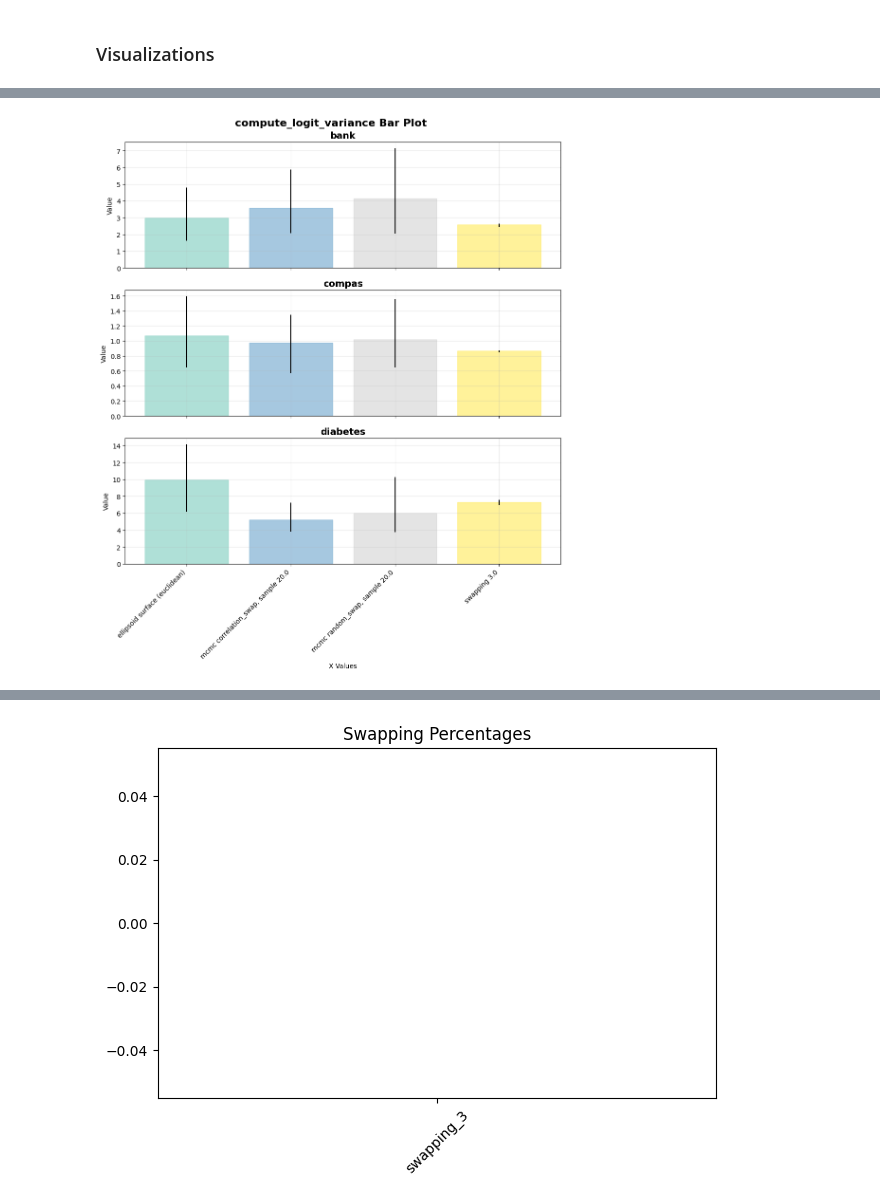
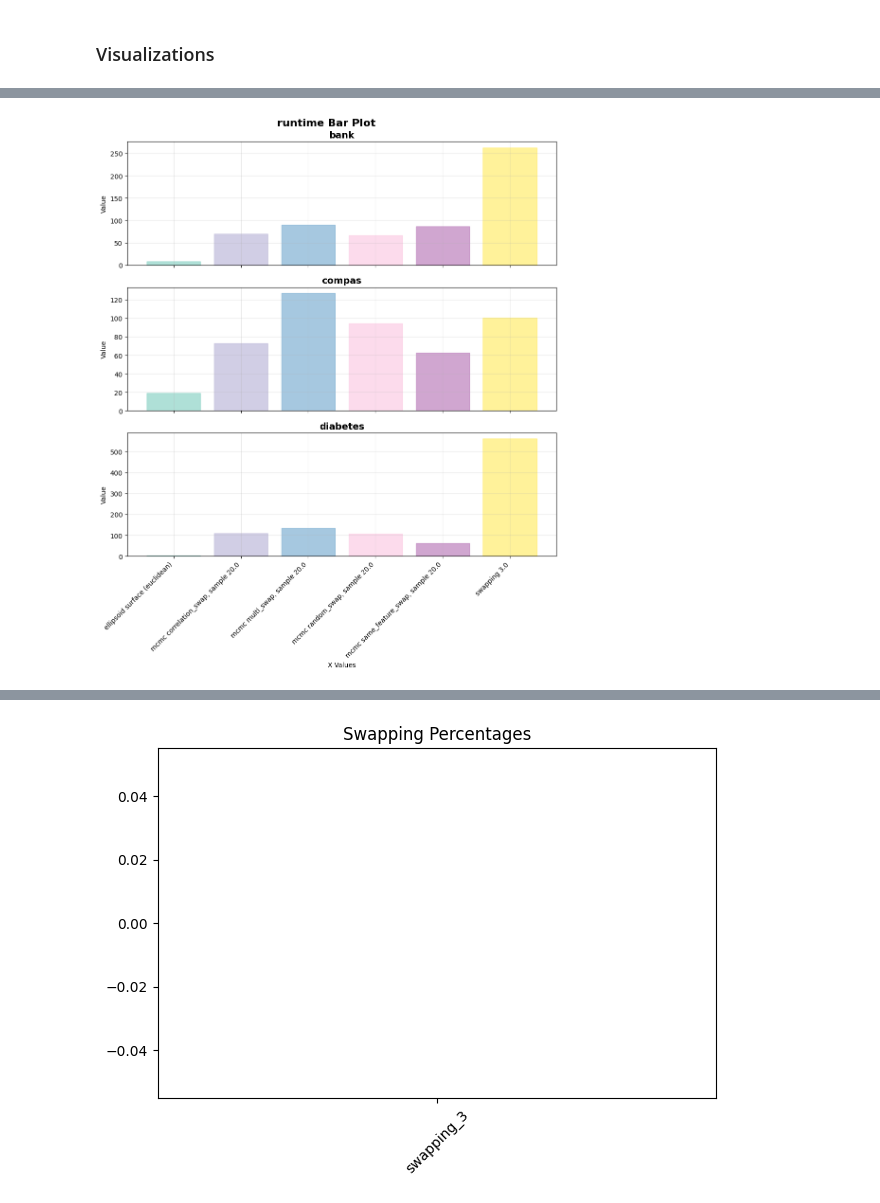
Before and after one commit to chrisli36/gam-rashoman-set, a Jupyter notebook: method_scripts/evaluation.ipynb, the cells around one changed output, grey strips where cells are left out. Cells and saved outputs as stored; diff of their text form; code cells hidden in the pictures.

Commit message:
moved collate and populate to a file run, extended evaluation to work on more metrics

```diff
--- a/method_scripts/evaluation.ipynb
+++ b/method_scripts/evaluation.ipynb
@@ -197,7 +125,7 @@ with open(f'all_datasets_results.pkl', 'wb') as f:
 # %% [markdown]
 ### Get Plotting Functions
 # %%
-with open(f'all_datasets_results.pkl', 'rb') as f:
+with open(f'../all_datasets_results.pkl', 'rb') as f:
     all_datasets_results = pickle.load(f)
 
 def get_label(row):
@@ -218,14 +146,18 @@ want_to_plot = [
     # 'mcmc random, sample 20.0',
     'mcmc correlation_swap, sample 20.0',
     'mcmc random_swap, sample 20.0',
+    'mcmc same_feature_swap, sample 20.0',
+    'mcmc multi_swap, sample 20.0',
     # 'mcmc random, sample 0.0',
     # 'mcmc correlation_swap, sample 0.0',
     # 'mcmc random_swap, sample 0.0',
+    # 'mcmc same_feature_swap, sample 0.0'
     'swapping 3.0',
 ]
 for dn, df in all_datasets_results.items():
     for i, row in df.iterrows():
         if want_to_plot and get_label(row) not in want_to_plot:
+            # print(f"dropping {get_label(row)}")
             df.drop(i, inplace=True)
 
 # sort rows by get_label(row)
@@ -241,6 +179,4 @@ diabetes
 # %%
-feature_to_shape_metrics = ['feature_to_shape_differences', 'feature_to_shape_diversities']
-
 def show_loss_distributions(all_datasets_results, dn, loss_type):
     df = all_datasets_results[dn]
     plotter = MultiPlotter(title=f"{dn} - {loss_type} Loss Distributions")
@@ -257,6 +193,8 @@ def get_bar_plot(all_datasets_results, metric):
         list_of_mean_and_cis = df[metric].to_list()
         if metric in PREDICTION_METRICS:
             list_of_mean_and_cis = [Metrics.get_mean_and_ci(distribution) for distribution in list_of_mean_and_cis]
+        if metric == 'runtime':
+            list_of_mean_and_cis = [(r, (r, r)) for r in list_of_mean_and_cis]
         plotter.add_bar(list_of_mean_and_cis, dname, labels)
     fig = plotter.plot_bar_charts()
     return fig
@@ -381,17 +288,16 @@ Index(['method_type', 'dataset', 'n_estimators', 'n_support_set', 'n_samples',
 # %%
 bar_metrics = [
-    'accuracy',
-    'logistic',
+    'runtime'
     'hamming_distance',
     'inverse_IoU',
     'euclidean_distance',
     'inverse_cosine_similarity',
     'compute_logit_variance',
     'compute_logit_pairwise_distance'
 ]
-bar_plot = get_bar_plot(all_datasets_results, 'compute_logit_variance')
+bar_plot = get_bar_plot(all_datasets_results, 'runtime')
 # %% [output]
-[figure, old version]
+[figure, new version]
 # %%
 # ["bank", "compas", "diabetes", "spambase", "mimic2"]
 gam = get_gam(all_datasets_results, 'diabetes')
```
Also changed, not shown: parts of 14 cells of this notebook, 4 other files.
